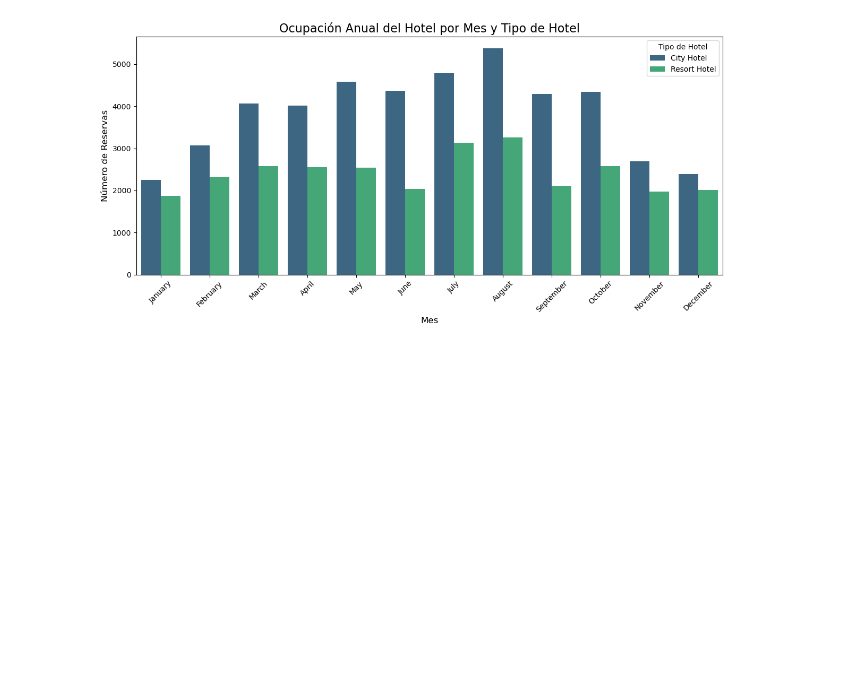
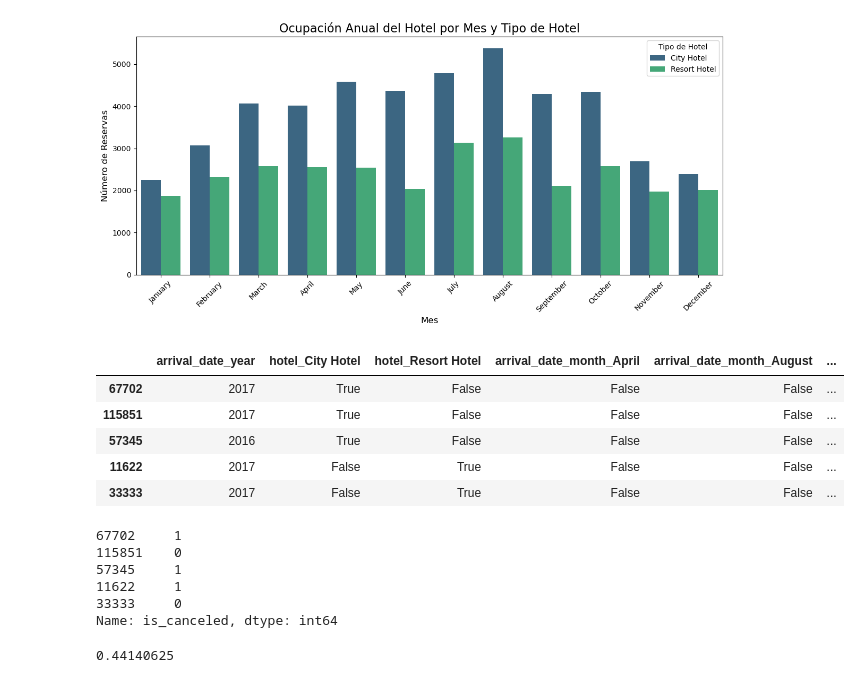
Before and after one commit to carmenlozanolopez/VPAD, a Jupyter notebook: script.ipynb, the cells around one changed output. Cells and saved outputs as stored; diff of their text form; code cells hidden in the pictures; blank space fills up the shorter version.

```diff
--- a/script.ipynb
+++ b/script.ipynb
@@ -115,3 +116,55 @@ Try using .loc[row_indexer,col_indexer] = value instead
 See the caveats in the documentation: https://pandas.pydata.org/pandas-docs/stable/user_guide/indexing.html#returning-a-view-versus-a-copy
   df_filtered['arrival_date_month'] = pd.Categorical(
 [figure]
+# %%
+X = df_hotel[['hotel', 'arrival_date_month', 'arrival_date_year']]
+y = df_hotel['is_canceled']
+
+# Crear variables dummy para el modelo
+X = pd.get_dummies(X)
+original_columns = X.columns
+
+# Dividir datos en entrenamiento y prueba
+X_train, X_test, y_train, y_test = train_test_split(X, y, test_size=0.2, random_state=42)
+
+# Entrenar el modelo
+model = LinearRegression()
+model.fit(X_train, y_train)
+
+
+# Función para predecir
+def make_prediction(hotel, month, year):
+    data = {'hotel': [hotel], 'arrival_date_month': [month], 'arrival_date_year': [year]}
+    df = pd.DataFrame(data)
+    df = pd.get_dummies(df)
+
+    # Asegurar que las columnas coincidan con las del modelo
+    for col in original_columns:
+        if col not in df:
+            df[col] = 0
+    df = df[original_columns]
+
+    prediction = model.predict(df)[0]
+    return prediction
+# %%
+X_train.head()
+# %% [output]
+|  | arrival_date_year | hotel_City Hotel | hotel_Resort Hotel | arrival_date_month_April | arrival_date_month_August | ... |
+| 67702 | 2017 | True | False | False | False | ... |
+| 115851 | 2017 | True | False | False | False | ... |
+| 57345 | 2016 | True | False | False | False | ... |
+| 11622 | 2017 | False | True | False | False | ... |
+| 33333 | 2017 | False | True | False | False | ... |
+# %%
+y_train.head()
+# %% [output]
+67702     1
+115851    0
+57345     1
+11622     1
+33333     0
+Name: is_canceled, dtype: int64
+# %%
+make_prediction('City Hotel', 'May', 2017)
+# %% [output]
+0.44140625
```
Also changed, not shown: parts of 4 cells of this notebook, 1 other file.
